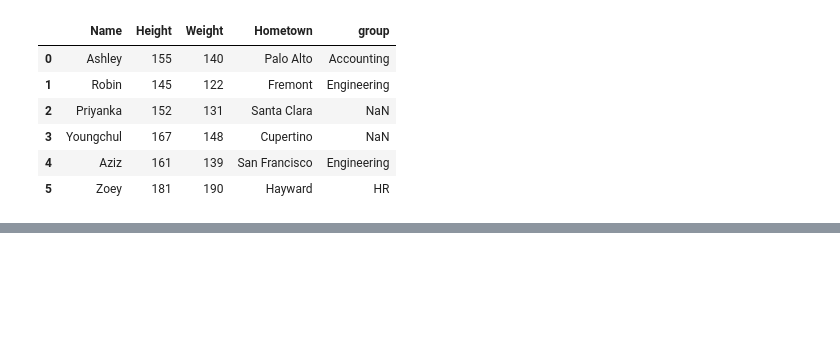
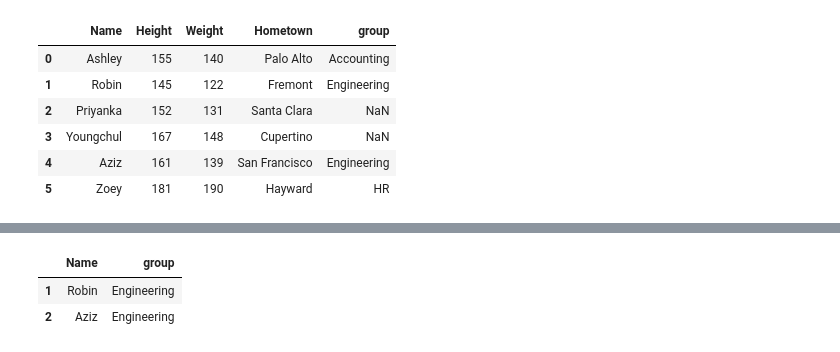
Before and after one commit to Jay4869/Data-Science, a Jupyter notebook: Python/2.1. Pandas - Advanced.ipynb, the cells around one changed output, grey strips where cells are left out. Drawn from its saved outputs; the diff is of its cells as text; code cells hidden in the pictures; blank space fills up the shorter version.

Commit message:
add aggregation selection

```diff
--- a/Python/2.1. Pandas - Advanced.ipynb
+++ b/Python/2.1. Pandas - Advanced.ipynb
@@ -237,0 +263,7 @@ pd.merge(df, df2, on='Name', how='outer')
+# %%
+size_lvl = df2.groupby('group')
+
+print('groupby object:', size_lvl, '\n')
+
+for i,j in size_lvl:
+    print('keys:', i, '\n', 'content:\n', j, '\n')
@@ -237,0 +288,7 @@ pd.merge(df, df2, on='Name', how='outer')
+# %%
+# select specific group in the groupby object
+size_lvl.get_group('Engineering')
+# %% [output]
+|  | Name | group |
+| 1 | Robin | Engineering |
+| 2 | Aziz | Engineering |
```
Also changed, not shown: parts of 14 cells of this notebook.
